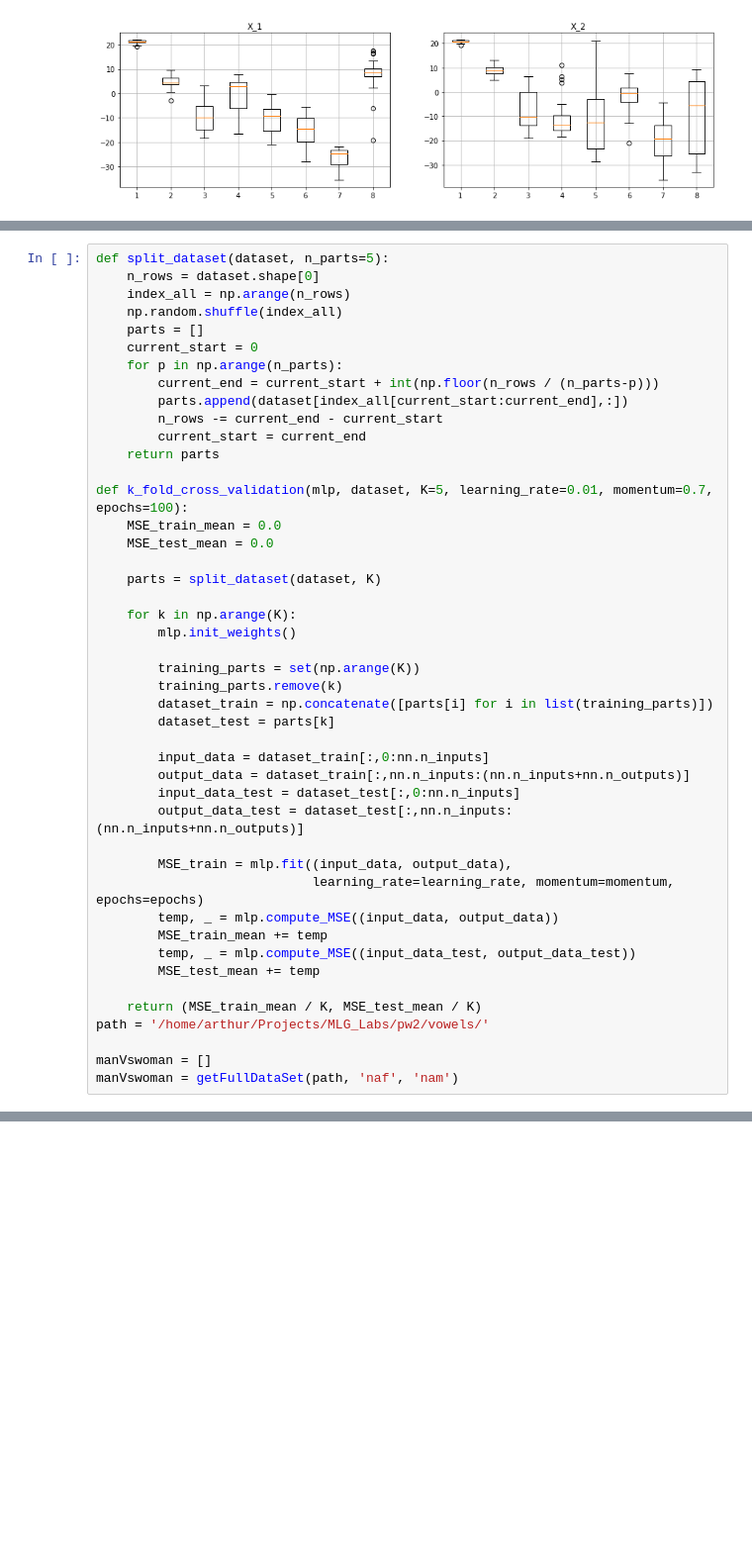
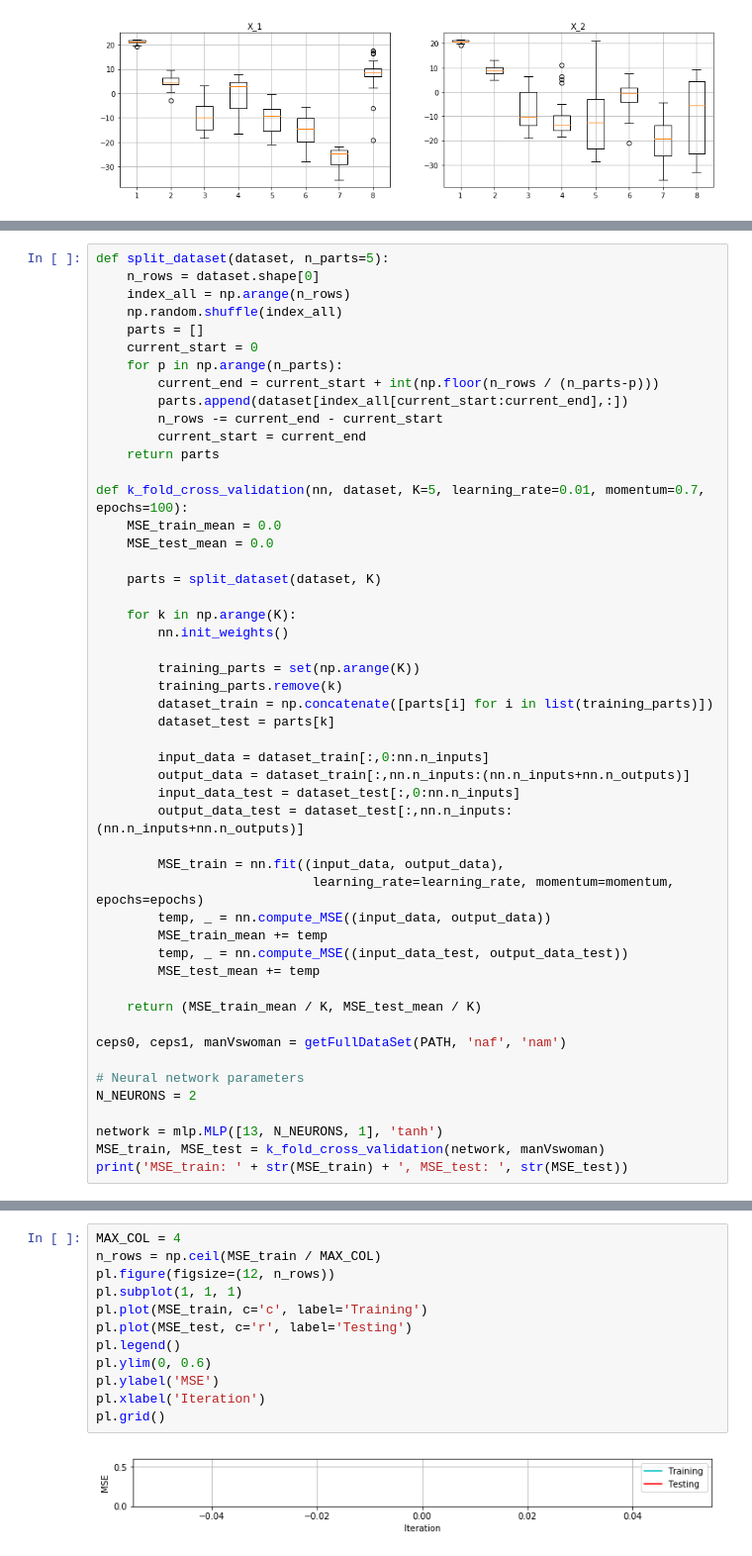
Before and after one commit to faku99/MLG_Labs, a Jupyter notebook: pw2/example_mfcc.ipynb, the cells around one changed output, grey strips where cells are left out. Shown at 99% size. Cells and saved outputs as stored; diff of their text form; blank space fills up the shorter version.

```diff
--- a/pw2/example_mfcc.ipynb
+++ b/pw2/example_mfcc.ipynb
@@ -128,14 +152,14 @@ def split_dataset(dataset, n_parts=5):
         current_start = current_end
     return parts
 
-def k_fold_cross_validation(mlp, dataset, K=5, learning_rate=0.01, momentum=0.7, epochs=100):
+def k_fold_cross_validation(nn, dataset, K=5, learning_rate=0.01, momentum=0.7, epochs=100):
     MSE_train_mean = 0.0
     MSE_test_mean = 0.0
 
     parts = split_dataset(dataset, K)
 
     for k in np.arange(K):
-        mlp.init_weights()
+        nn.init_weights()
 
         training_parts = set(np.arange(K))
         training_parts.remove(k)
@@ -147,15 +171,20 @@ def k_fold_cross_validation(mlp, dataset, K=5, learning_rate=0.01, momentum=0.7,
         input_data_test = dataset_test[:,0:nn.n_inputs]
         output_data_test = dataset_test[:,nn.n_inputs:(nn.n_inputs+nn.n_outputs)]
 
-        MSE_train = mlp.fit((input_data, output_data),
+        MSE_train = nn.fit((input_data, output_data),
                             learning_rate=learning_rate, momentum=momentum, epochs=epochs)
-        temp, _ = mlp.compute_MSE((input_data, output_data))
+        temp, _ = nn.compute_MSE((input_data, output_data))
         MSE_train_mean += temp
-        temp, _ = mlp.compute_MSE((input_data_test, output_data_test))
+        temp, _ = nn.compute_MSE((input_data_test, output_data_test))
         MSE_test_mean += temp
 
     return (MSE_train_mean / K, MSE_test_mean / K)
-path = '/home/arthur/Projects/MLG_Labs/pw2/vowels/'
 
-manVswoman = []
-manVswoman = getFullDataSet(path, 'naf', 'nam')
+ceps0, ceps1, manVswoman = getFullDataSet(PATH, 'naf', 'nam')
+
+# Neural network parameters
+N_NEURONS = 2
+
+network = mlp.MLP([13, N_NEURONS, 1], 'tanh')
+MSE_train, MSE_test = k_fold_cross_validation(network, manVswoman)
+print('MSE_train: ' + str(MSE_train) + ', MSE_test: ', str(MSE_test))
@@ -161,0 +194,14 @@ manVswoman = getFullDataSet(path, 'naf', 'nam')
+# %%
+MAX_COL = 4
+n_rows = np.ceil(MSE_train / MAX_COL)
+pl.figure(figsize=(12, n_rows))
+pl.subplot(1, 1, 1)
+pl.plot(MSE_train, c='c', label='Training')
+pl.plot(MSE_test, c='r', label='Testing')
+pl.legend()
+pl.ylim(0, 0.6)
+pl.ylabel('MSE')
+pl.xlabel('Iteration')
+pl.grid()
+# %% [output]
+[figure, added]
```
Also changed, not shown: parts of 3 cells of this notebook, 4 other files.
